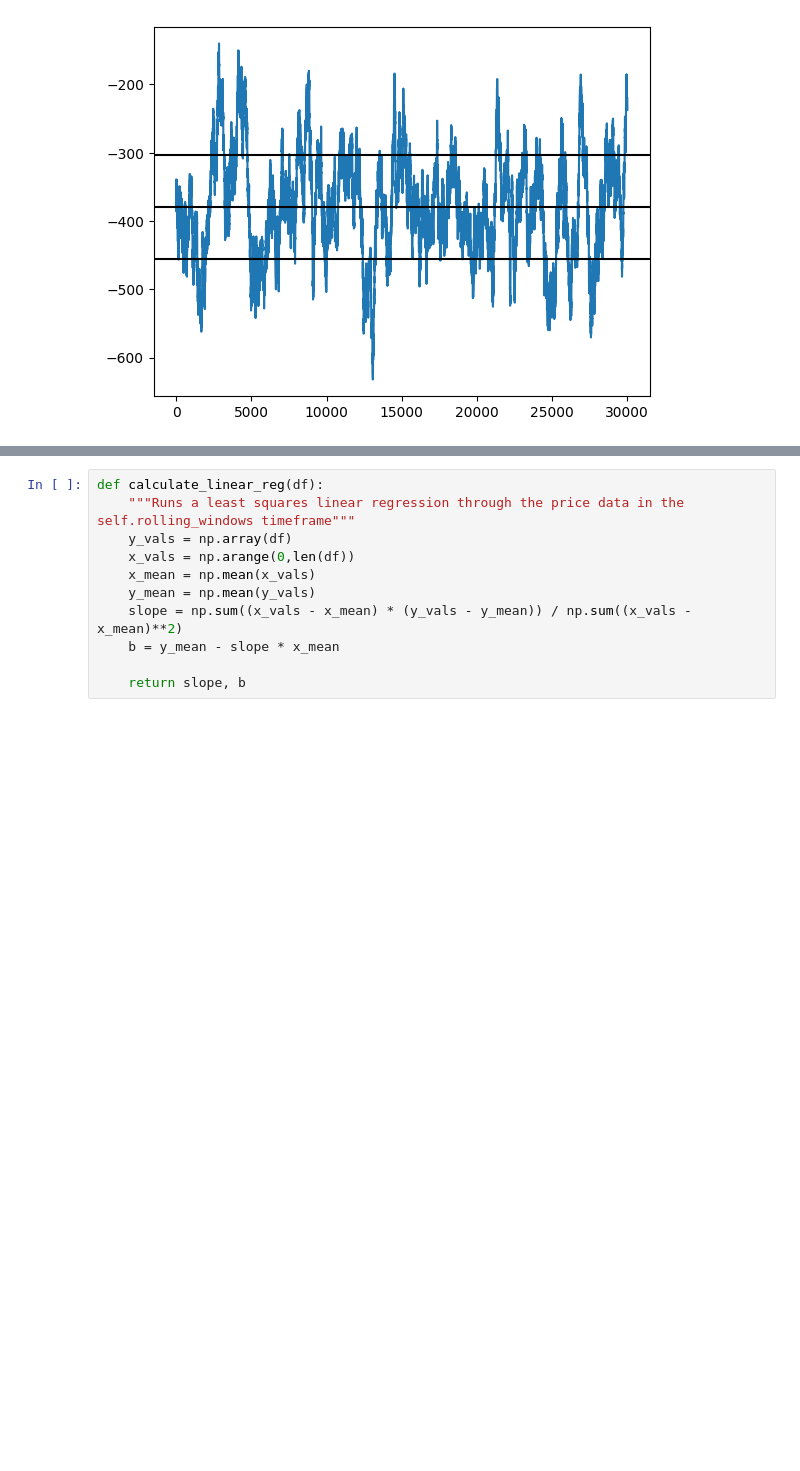
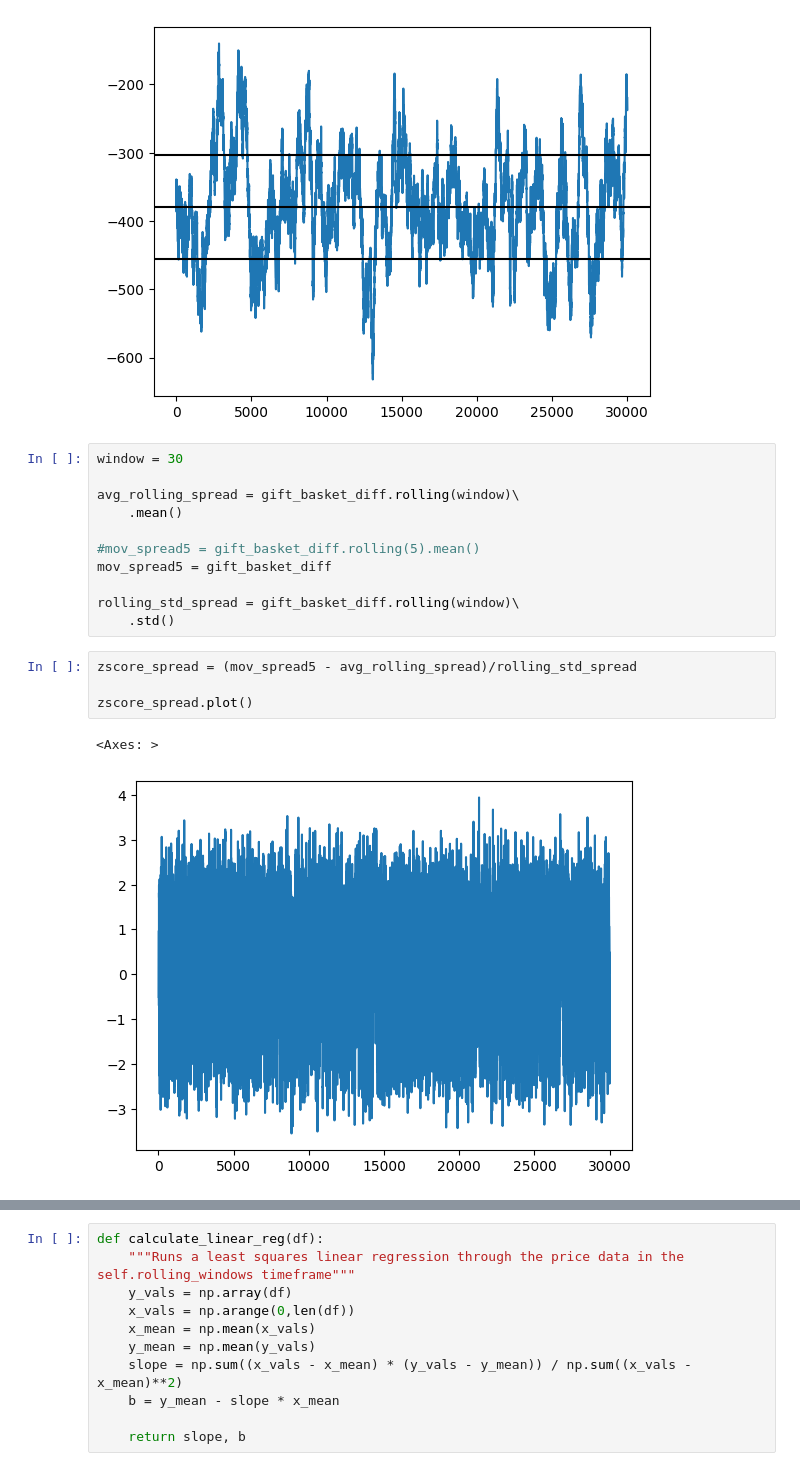
Before and after one commit to timkimneu/IMCProsperityTradingAlgorithm, a Jupyter notebook: round3/sample_data/pair_trading_analysis.ipynb, the cells around one changed output, grey strips where cells are left out. Cells and saved outputs as stored; diff of their text form; blank space fills up the shorter version.

```diff
--- a/round3/sample_data/pair_trading_analysis.ipynb
+++ b/round3/sample_data/pair_trading_analysis.ipynb
@@ -143,3 +143,21 @@ plt.axhline(lower_bound, color="black")
 plt.show()
 # %% [output]
 [figure]
+# %%
+window = 30
+
+avg_rolling_spread = gift_basket_diff.rolling(window)\
+    .mean()
+
+#mov_spread5 = gift_basket_diff.rolling(5).mean()
+mov_spread5 = gift_basket_diff
+
+rolling_std_spread = gift_basket_diff.rolling(window)\
+    .std()
+# %%
+zscore_spread = (mov_spread5 - avg_rolling_spread)/rolling_std_spread
+
+zscore_spread.plot()
+# %% [output]
+<Axes: >
+[figure, added]
```
Also changed, not shown: parts of 12 cells of this notebook, 15 other files.
